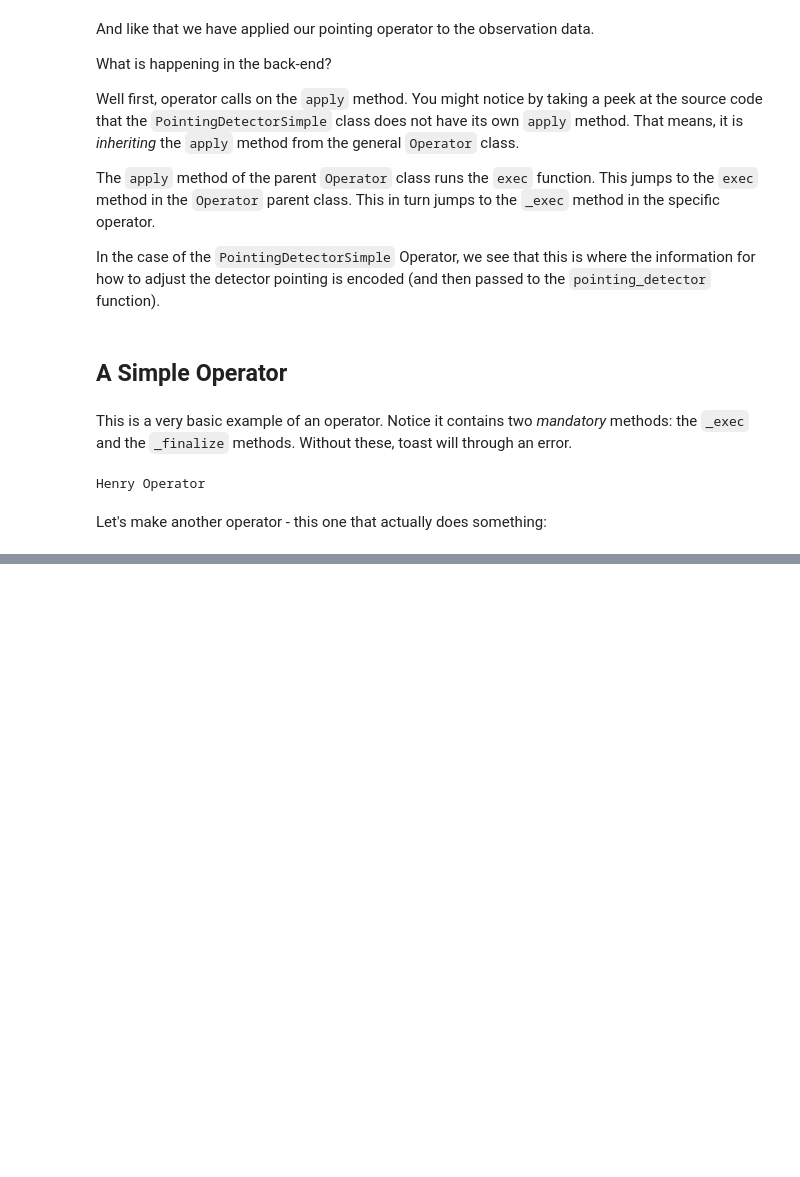
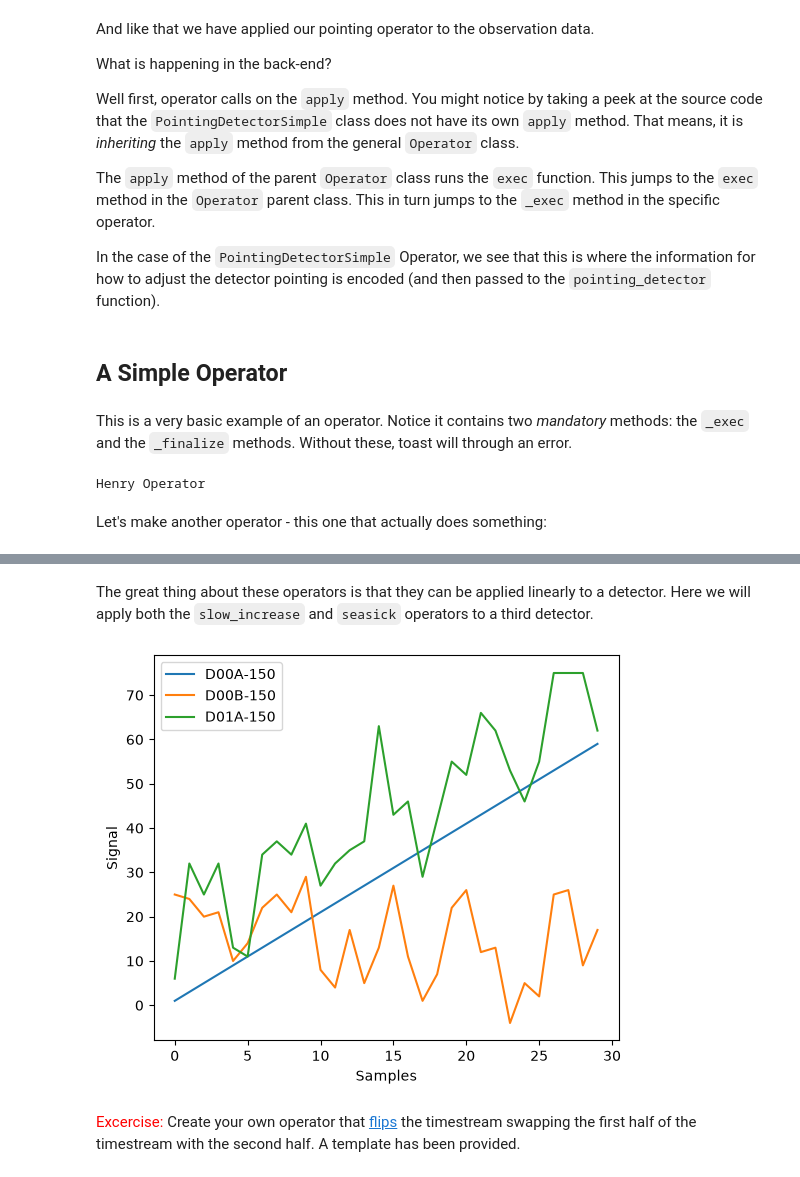
Before and after one commit to henry-e-n/SO_PointingReqs, a Jupyter notebook: toast_tutorial/04_BuildingAnOperator.ipynb, the cells around one changed output, grey strips where cells are left out. Cells and saved outputs as stored; diff of their text form; code cells hidden in the pictures; blank space fills up the shorter version.

```diff
--- a/toast_tutorial/04_BuildingAnOperator.ipynb
+++ b/toast_tutorial/04_BuildingAnOperator.ipynb
@@ -179,7 +178,7 @@ Let's make another operator - this one that actually does something:
 # %%
 class ToInfinityAndBeyond(Operator):
     """
-    Description: The purpose of this operator is to make a detector time stream that slowly increasing...
+    Description: The purpose of this operator is to make a detector time stream that is slowly increasing...
     To infinity and beyond.
     """
 
@@ -193,18 +192,13 @@ class ToInfinityAndBeyond(Operator):
         # print(self.rate)
         # Make an array of the length of data
         data_shape = np.shape(data.obs[0].detdata["signal"])
-        # print(data_shape)
         n_samp = data_shape[1]
         new_data = np.polyval([self.rate, 0], np.arange(n_samp))
-        # print(new_data)
 
         for ob in data.obs:
-            # print(ob.detdata["signal"].keys())
             if detectors is not None:
                 for detector in detectors:
-                    # print(ob.detdata["signal"][detector])
-                    ob.detdata["signal"][detector][:, 0] = new_data
-                    # print(ob.detdata["signal"][detector])
+                    ob.detdata["signal"][detector] = new_data + ob.detdata["signal"][detector]
 
         return
 
@@ -229,0 +291,21 @@ plt.plot(ob.detdata['signal'][0])
+# %% [markdown]
+The great thing about these operators is that they can be applied linearly to a detector. Here we will apply both the `slow_increase` and `seasick` operators to a third detector.
+# %%
+seasick = SeaSick(sine_freq = 1, sine_amp = 10, noise_amp = 25)
+
+slow_increase.apply(data, detectors = ["D01A-150"])
+seasick.apply(data, detectors = ["D01A-150"])
+
+plt.figure(figsize=(6,5))
+plt.plot(ob.detdata['signal']['D00A-150'], label = 'D00A-150')
+plt.plot(ob.detdata['signal']['D00B-150'], label = 'D00B-150')
+plt.plot(ob.detdata['signal']['D01A-150'], label = 'D01A-150')
+plt.xlabel("Samples")
+plt.ylabel("Signal")
+plt.legend()
+plt.show()
+# %% [output]
+[figure, added]
+# %% [markdown]
+<span style="color: red;">Excercise:</span>
+Create your own operator that [flips](https://en.wikipedia.org/wiki/Verlan) the timestream swapping the first half of the timestream with the second half. A template has been provided.
```
Also changed, not shown: parts of 11 cells of this notebook.
